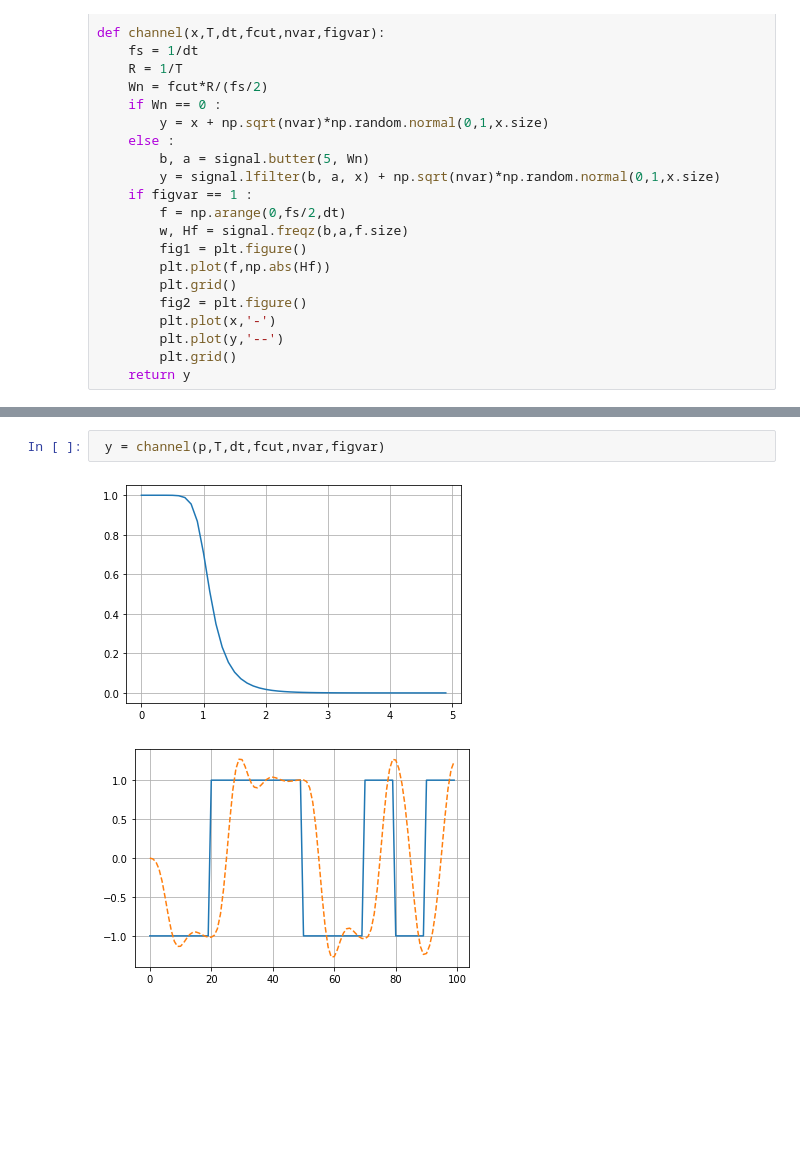
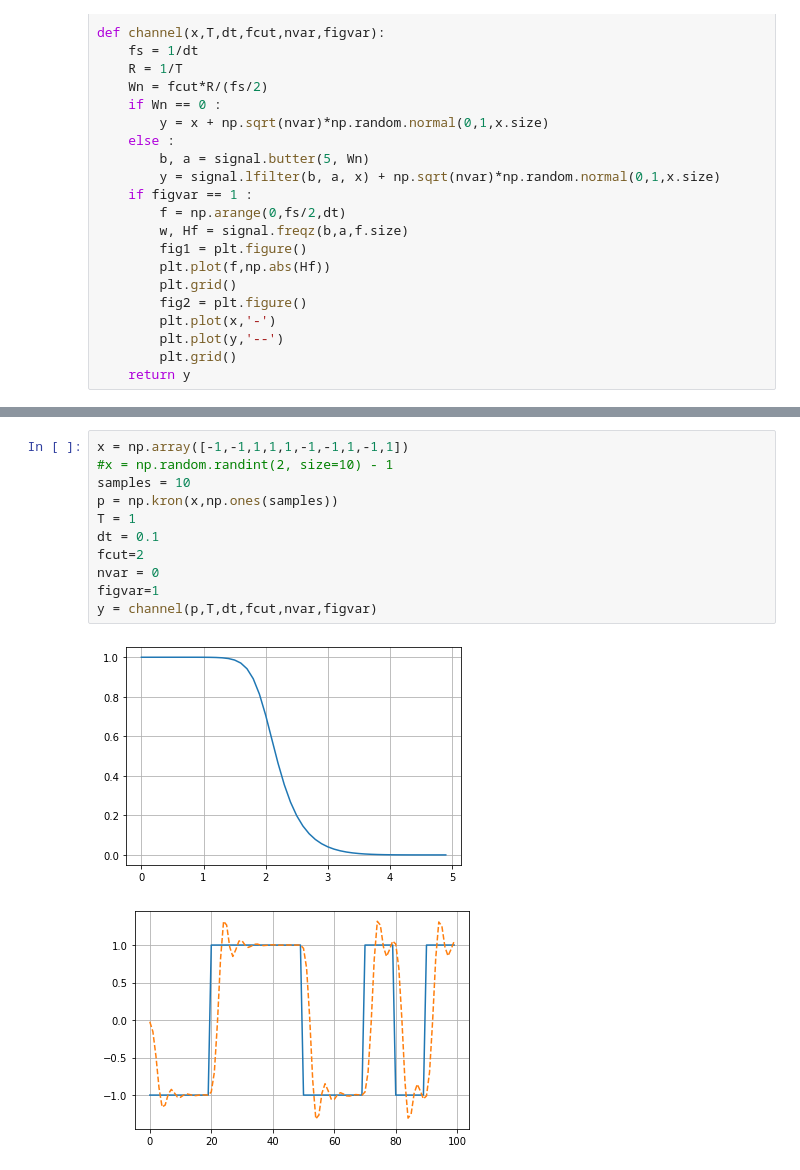
Before and after one commit to shantanutyagi67/CT303_Labs, a Jupyter notebook: lab7/channel.ipynb, the cells around one changed output, grey strips where cells are left out. Cells and saved outputs as stored; diff of their text form; blank space fills up the shorter version.

```diff
--- a/lab7/channel.ipynb
+++ b/lab7/channel.ipynb
@@ -51,5 +57,14 @@ figvar=1
-# %%
- y = channel(p,T,dt,fcut,nvar,figvar)
-# %% [output]
-[figure, removed]
-[figure, removed]
+# %%
+x = np.array([-1,-1,1,1,1,-1,-1,1,-1,1])
+#x = np.random.randint(2, size=10) - 1
+samples = 10
+p = np.kron(x,np.ones(samples))
+T = 1
+dt = 0.1
+fcut=2
+nvar = 0
+figvar=1
+y = channel(p,T,dt,fcut,nvar,figvar)
+# %% [output]
+[figure, added]
+[figure, added]
```
Also changed, not shown: parts of 3 cells of this notebook.
